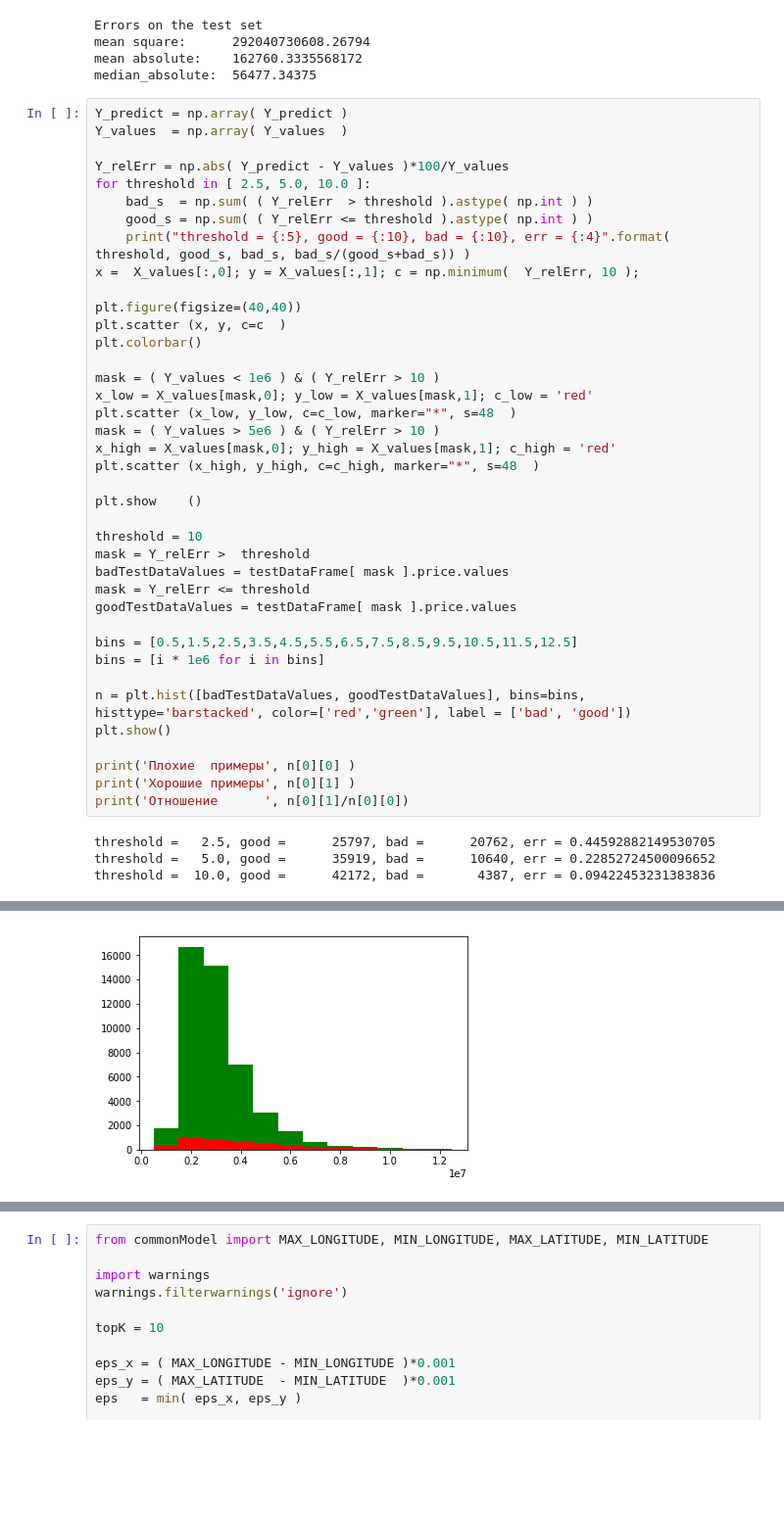
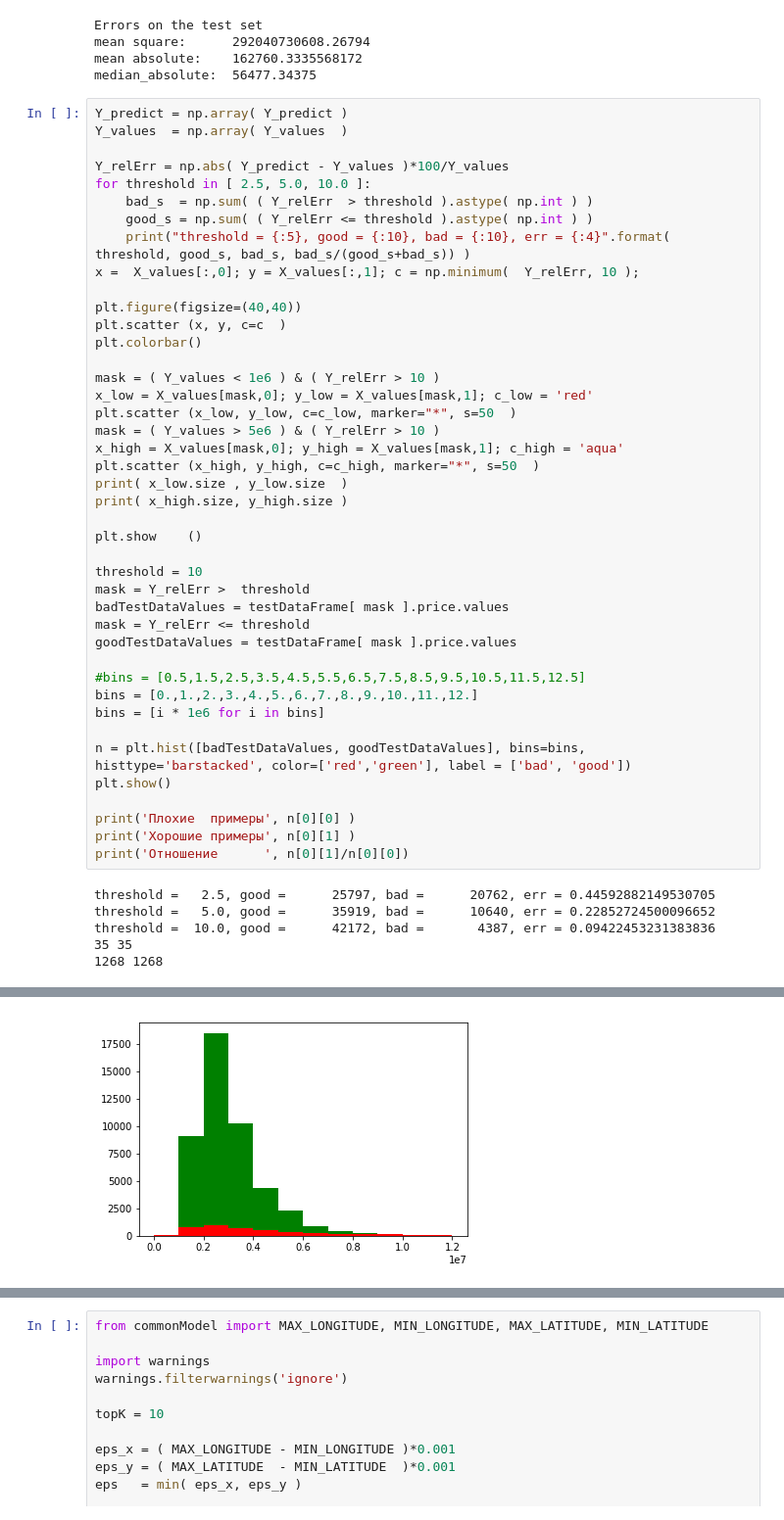
Before and after one commit to SergeyMalashenko/GEO_GID, a Jupyter notebook: checkModel.ipynb, the cells around one changed output, grey strips where cells are left out. Shown at 98% size. Cells and saved outputs as stored; diff of their text form; blank space fills up the shorter version.

```diff
--- a/checkModel.ipynb
+++ b/checkModel.ipynb
@@ -111,10 +111,12 @@ plt.colorbar()
 
 mask = ( Y_values < 1e6 ) & ( Y_relErr > 10 )
 x_low = X_values[mask,0]; y_low = X_values[mask,1]; c_low = 'red'
-plt.scatter (x_low, y_low, c=c_low, marker="*", s=48  )
+plt.scatter (x_low, y_low, c=c_low, marker="*", s=50  )
 mask = ( Y_values > 5e6 ) & ( Y_relErr > 10 )
-x_high = X_values[mask,0]; y_high = X_values[mask,1]; c_high = 'red'
-plt.scatter (x_high, y_high, c=c_high, marker="*", s=48  )
+x_high = X_values[mask,0]; y_high = X_values[mask,1]; c_high = 'aqua'
+plt.scatter (x_high, y_high, c=c_high, marker="*", s=50  )
+print( x_low.size , y_low.size  )
+print( x_high.size, y_high.size )
 
 plt.show    ()
 
@@ -124,7 +126,8 @@ badTestDataValues = testDataFrame[ mask ].price.values
 mask = Y_relErr <= threshold
 goodTestDataValues = testDataFrame[ mask ].price.values
 
-bins = [0.5,1.5,2.5,3.5,4.5,5.5,6.5,7.5,8.5,9.5,10.5,11.5,12.5]
+#bins = [0.5,1.5,2.5,3.5,4.5,5.5,6.5,7.5,8.5,9.5,10.5,11.5,12.5]
+bins = [0.,1.,2.,3.,4.,5.,6.,7.,8.,9.,10.,11.,12.]
 bins = [i * 1e6 for i in bins]
 
 n = plt.hist([badTestDataValues, goodTestDataValues], bins=bins, histtype='barstacked', color=['red','green'], label = ['bad', 'good'])
@@ -137,3 +140,5 @@ print('Отношение      ', n[0][1]/n[0][0])
 threshold =   2.5, good =      25797, bad =      20762, err = 0.44592882149530705
 threshold =   5.0, good =      35919, bad =      10640, err = 0.22852724500096652
 threshold =  10.0, good =      42172, bad =       4387, err = 0.09422453231383836
+35 35
+1268 1268
@@ -141 +146 @@ threshold =  10.0, good =      42172, bad =       4387, err = 0.0942245323138383
-[figure, old version]
+[figure, new version]
```
Also changed, not shown: parts of 3 cells of this notebook, 2 other files.
